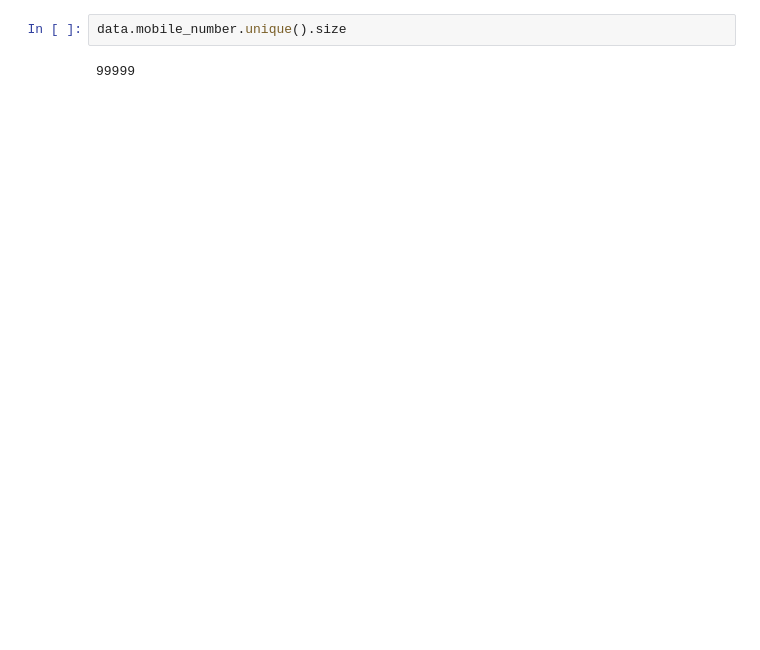
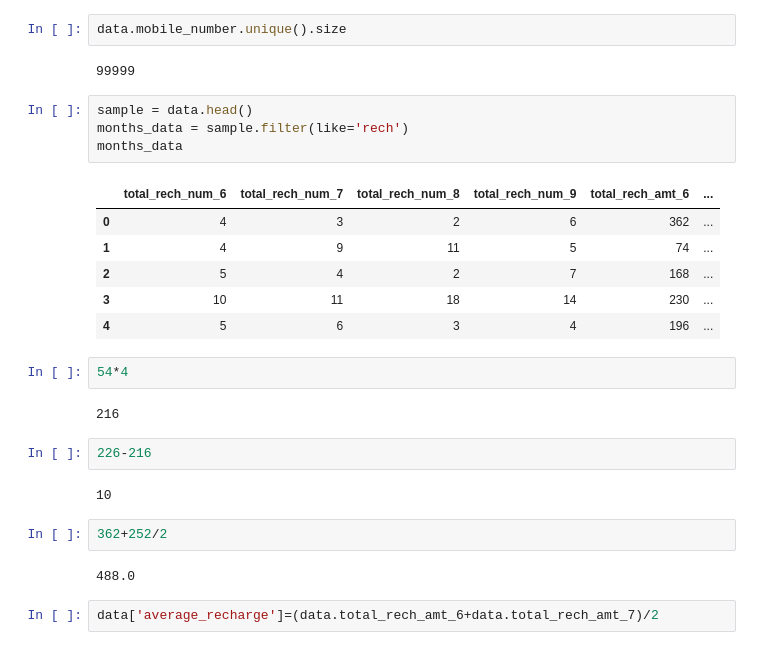
Before and after one commit to gettingtoknowdata/predict-churn, a Jupyter notebook: Telecom_churn_case_study.ipynb, the cells around one changed output. Cells and saved outputs as stored; diff of their text form; blank space fills up the shorter version.

```diff
--- a/Telecom_churn_case_study.ipynb
+++ b/Telecom_churn_case_study.ipynb
@@ -44,3 +44,28 @@ data.head(5)
 data.mobile_number.unique().size
 # %% [output]
 99999
+# %%
+sample = data.head()
+months_data = sample.filter(like='rech')
+months_data
+# %% [output]
+|  | total_rech_num_6 | total_rech_num_7 | total_rech_num_8 | total_rech_num_9 | total_rech_amt_6 | ... |
+| 0 | 4 | 3 | 2 | 6 | 362 | ... |
+| 1 | 4 | 9 | 11 | 5 | 74 | ... |
+| 2 | 5 | 4 | 2 | 7 | 168 | ... |
+| 3 | 10 | 11 | 18 | 14 | 230 | ... |
+| 4 | 5 | 6 | 3 | 4 | 196 | ... |
+# %%
+54*4
+# %% [output]
+216
+# %%
+226-216
+# %% [output]
+10
+# %%
+362+252/2
+# %% [output]
+488.0
+# %%
+data['average_recharge']=(data.total_rech_amt_6+data.total_rech_amt_7)/2
```
Also changed, not shown: parts of 8 cells of this notebook.
